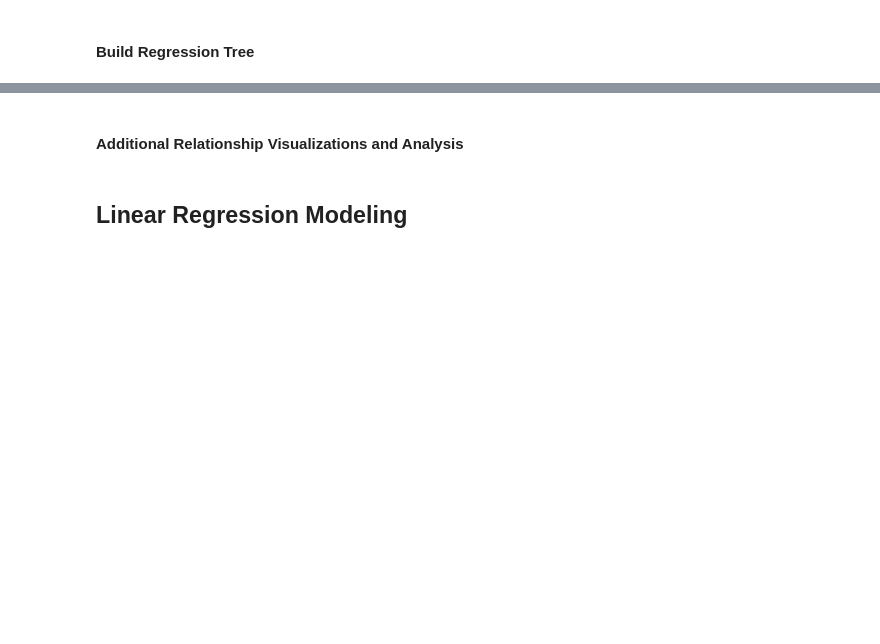
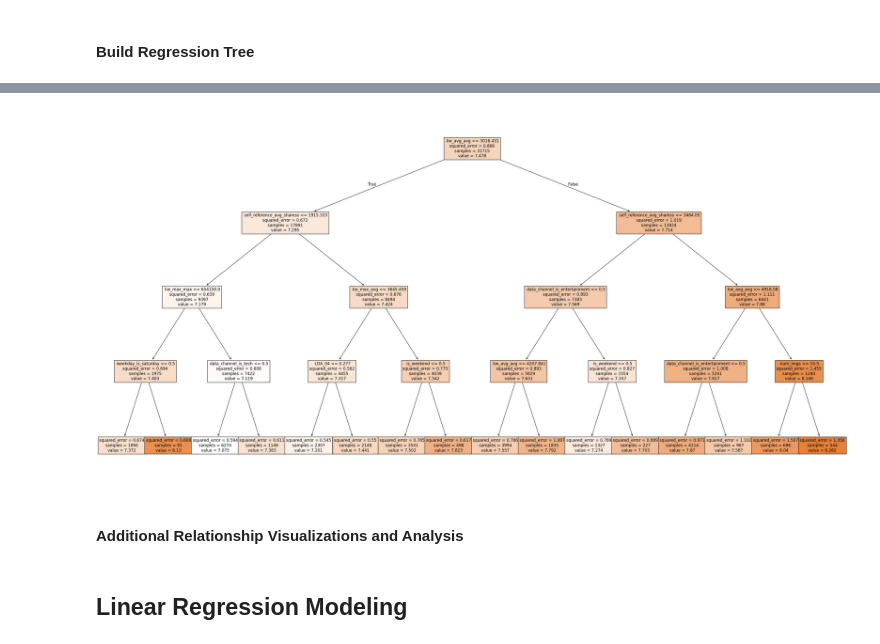
Before and after one commit to stat220/final-lab-aabb-team-group-1, a Jupyter notebook: finalLab.ipynb, the cells around one changed output, grey strips where cells are left out. Cells and saved outputs as stored; diff of their text form; code cells hidden in the pictures; blank space fills up the shorter version.

```diff
--- a/finalLab.ipynb
+++ b/finalLab.ipynb
@@ -78,0 +88,4 @@ plt.show()
+# %%
+X=pd.get_dummies(X, drop_first=False, dtype=int)
+X = sm.add_constant(X)
+X.head()
@@ -78,0 +127,5 @@ plt.show()
+# %%
+X_train, X_test, y_train, y_test = train_test_split(X, y, test_size=0.2, random_state=42)
+significant_predictors_train, final_model = stepwise_regression(X_train, y_train)
+
+significant_predictors_test = X_test[significant_predictors_train.columns]
@@ -81,3 +172,13 @@ plt.show()
+# %%
+reg_tree = DecisionTreeRegressor(random_state=42, max_depth=4, min_samples_leaf=10)
+reg_tree.fit(X_train, y_train)
+y_pred = reg_tree.predict(X_test)
+
+plt.figure(figsize=(40, 20))
+plot_tree(reg_tree, filled=True, feature_names=X_train.columns, fontsize=12)
+plt.show()
+# %% [output]
+[figure, added]
 # %% [markdown]
 #### Additional Relationship Visualizations and Analysis
 # %% [markdown]
```
Also changed, not shown: parts of 7 cells of this notebook.
